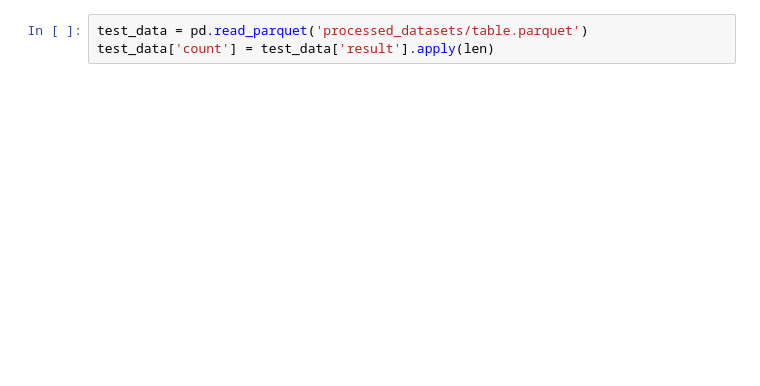
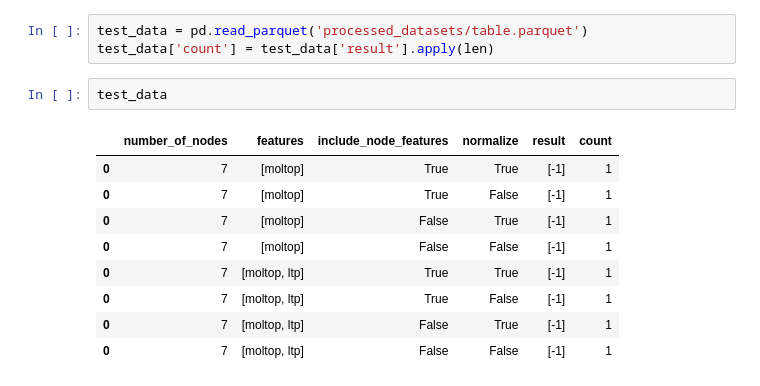
Before and after one commit to mnozkiewicz/Graph-Isomorphism, a Jupyter notebook: tests.ipynb, the cells around one changed output. Cells and saved outputs as stored; diff of their text form; blank space fills up the shorter version.

```diff
--- a/tests.ipynb
+++ b/tests.ipynb
@@ -48,5 +41,17 @@ test with {'number_of_nodes': 7, 'histogram_range': array([0, 2]), 'features': a
 # %%
 test_data = pd.read_parquet('processed_datasets/table.parquet')
 test_data['count'] = test_data['result'].apply(len)
+# %%
+test_data
+# %% [output]
+|  | number_of_nodes | features | include_node_features | normalize | result | count |
+| 0 | 7 | [moltop] | True | True | [-1] | 1 |
+| 0 | 7 | [moltop] | True | False | [-1] | 1 |
+| 0 | 7 | [moltop] | False | True | [-1] | 1 |
+| 0 | 7 | [moltop] | False | False | [-1] | 1 |
+| 0 | 7 | [moltop, ltp] | True | True | [-1] | 1 |
+| 0 | 7 | [moltop, ltp] | True | False | [-1] | 1 |
+| 0 | 7 | [moltop, ltp] | False | True | [-1] | 1 |
+| 0 | 7 | [moltop, ltp] | False | False | [-1] | 1 |
 # %%
 import seaborn as sns
```
Also changed, not shown: parts of 5 cells of this notebook, 2 other files.
